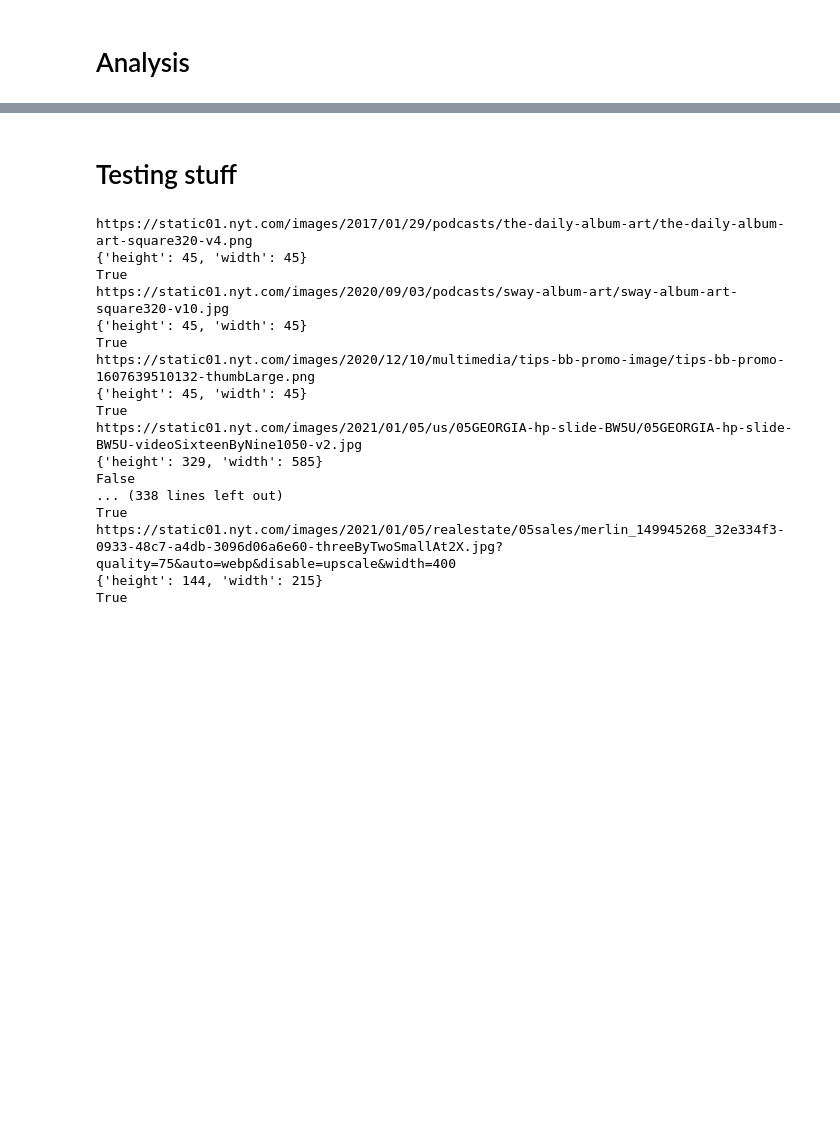
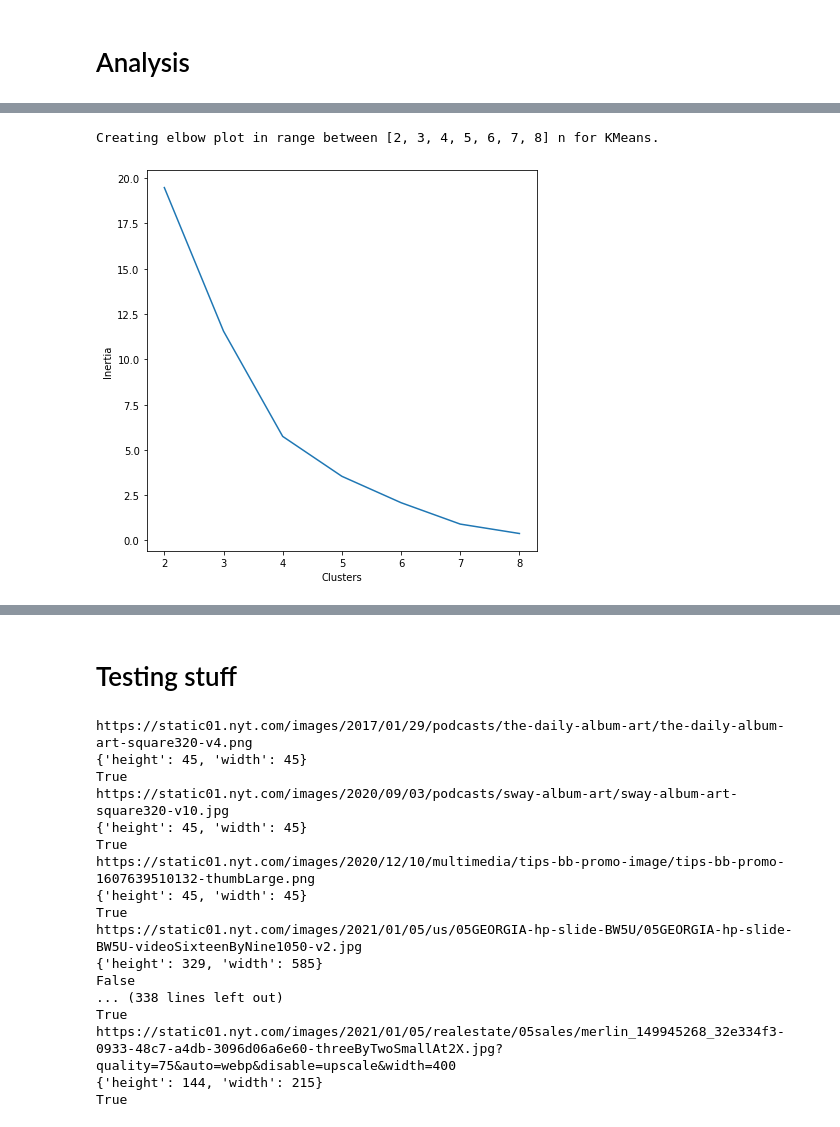
Before and after one commit to thomjur/zfdg_website_scraper, a Jupyter notebook: troubleshoting_notebook.ipynb, the cells around one changed output, grey strips where cells are left out. Cells and saved outputs as stored; diff of their text form; code cells hidden in the pictures; blank space fills up the shorter version.

```diff
--- a/troubleshoting_notebook.ipynb
+++ b/troubleshoting_notebook.ipynb
@@ -111,0 +140,6 @@ Currently, the following columns are selected: ['total_images', 'big_images', 'm
+# %%
+ana_small = ana.data_df[ana.column_selection]
+# %%
+standardized_data = ana.standardizeData(ana_small)
+# %%
+clustered_data = ana.clusterDataKMeans(standardized_data, n=4)
@@ -111,0 +164,5 @@ Currently, the following columns are selected: ['total_images', 'big_images', 'm
+# %%
+ana.createElbowPlot(clustered_data)
+# %% [output]
+Creating elbow plot in range between [2, 3, 4, 5, 6, 7, 8] n for KMeans.
+[figure, added]
```
Also changed, not shown: parts of 26 cells of this notebook, 18 other files.
